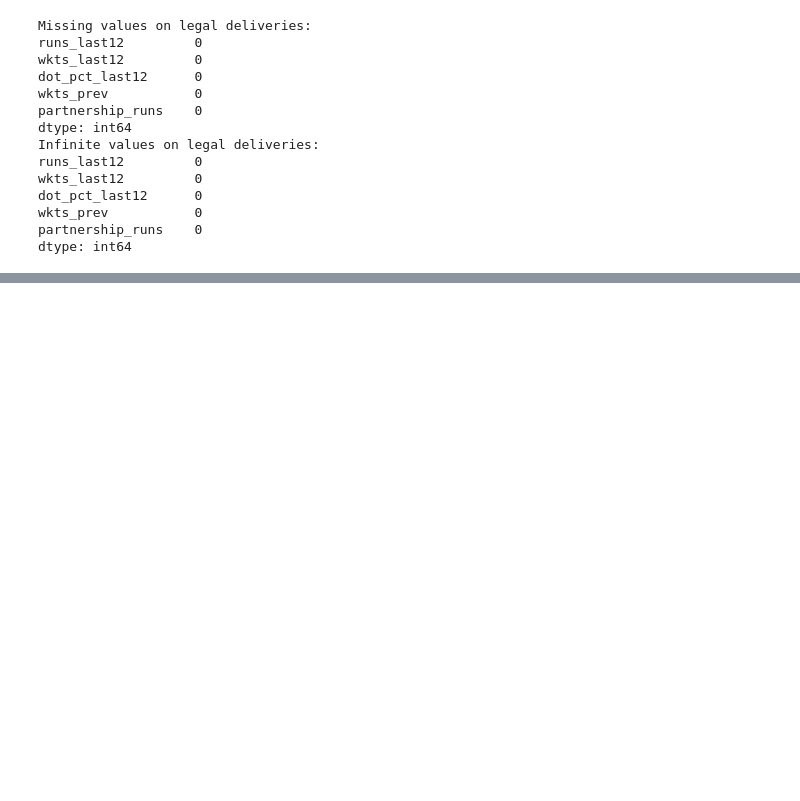
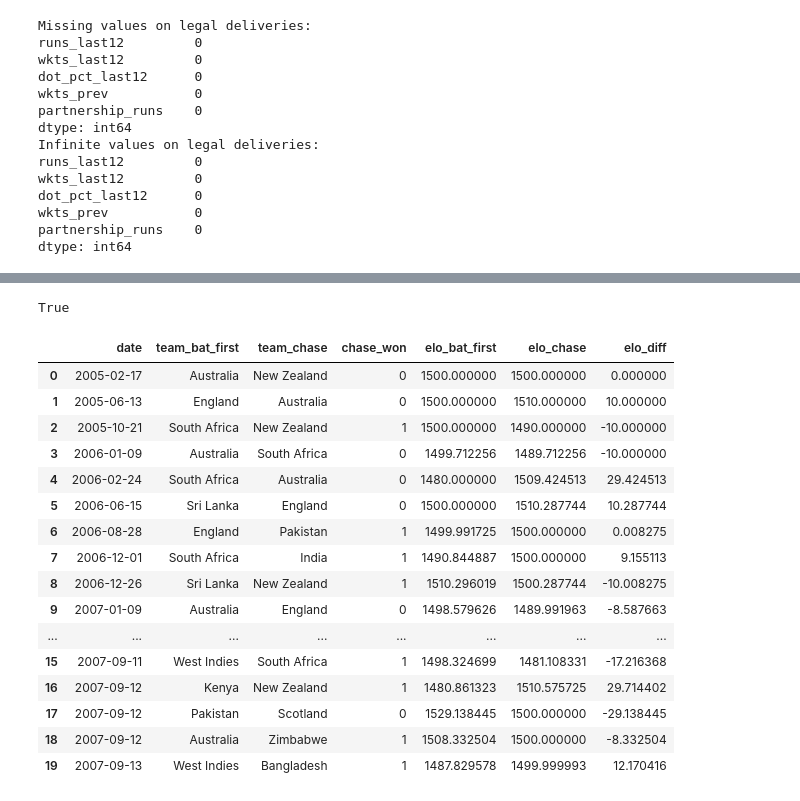
Before and after one commit to karnesh-sg/cric-win-pred, a Jupyter notebook: notebooks/01_eda.ipynb, the cells around one changed output, grey strips where cells are left out. Cells and saved outputs as stored; diff of their text form; code cells hidden in the pictures; blank space fills up the shorter version.

```diff
--- a/notebooks/01_eda.ipynb
+++ b/notebooks/01_eda.ipynb
@@ -573,0 +651,47 @@ dtype: int64
+# %%
+print(
+    m_features["venue_chase_rate"].between(0, 1).all()
+)
+# %% [output]
+True
+# %%
+import pandas as pd
+from cricketwp.features import add_elo
+
+DATA = "../data/interim"
+
+m = pd.read_parquet(f"{DATA}/matches.parquet")
+
+m_elo = add_elo(m)
+
+display(
+    m_elo[
+        [
+            "date",
+            "team_bat_first",
+            "team_chase",
+            "chase_won",
+            "elo_bat_first",
+            "elo_chase",
+            "elo_diff",
+        ]
+    ].head(20)
+)
+# %% [output]
+|  | date | team_bat_first | team_chase | chase_won | elo_bat_first | elo_chase | elo_diff |
+| 0 | 2005-02-17 | Australia | New Zealand | 0 | 1500.000000 | 1500.000000 | 0.000000 |
+| 1 | 2005-06-13 | England | Australia | 0 | 1500.000000 | 1510.000000 | 10.000000 |
+| 2 | 2005-10-21 | South Africa | New Zealand | 1 | 1500.000000 | 1490.000000 | -10.000000 |
+| 3 | 2006-01-09 | Australia | South Africa | 0 | 1499.712256 | 1489.712256 | -10.000000 |
+| 4 | 2006-02-24 | South Africa | Australia | 0 | 1480.000000 | 1509.424513 | 29.424513 |
+| 5 | 2006-06-15 | Sri Lanka | England | 0 | 1500.000000 | 1510.287744 | 10.287744 |
+| 6 | 2006-08-28 | England | Pakistan | 1 | 1499.991725 | 1500.000000 | 0.008275 |
+| 7 | 2006-12-01 | South Africa | India | 1 | 1490.844887 | 1500.000000 | 9.155113 |
+| 8 | 2006-12-26 | Sri Lanka | New Zealand | 1 | 1510.296019 | 1500.287744 | -10.008275 |
+| 9 | 2007-01-09 | Australia | England | 0 | 1498.579626 | 1489.991963 | -8.587663 |
+| ... | ... | ... | ... | ... | ... | ... | ... |
+| 15 | 2007-09-11 | West Indies | South Africa | 1 | 1498.324699 | 1481.108331 | -17.216368 |
+| 16 | 2007-09-12 | Kenya | New Zealand | 1 | 1480.861323 | 1510.575725 | 29.714402 |
+| 17 | 2007-09-12 | Pakistan | Scotland | 0 | 1529.138445 | 1500.000000 | -29.138445 |
+| 18 | 2007-09-12 | Australia | Zimbabwe | 1 | 1508.332504 | 1500.000000 | -8.332504 |
+| 19 | 2007-09-13 | West Indies | Bangladesh | 1 | 1487.829578 | 1499.999993 | 12.170416 |
```
Also changed, not shown: parts of 49 cells of this notebook.
